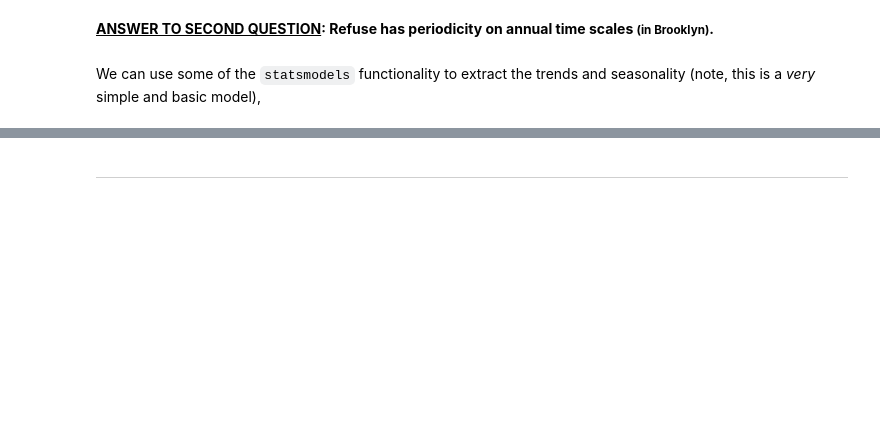
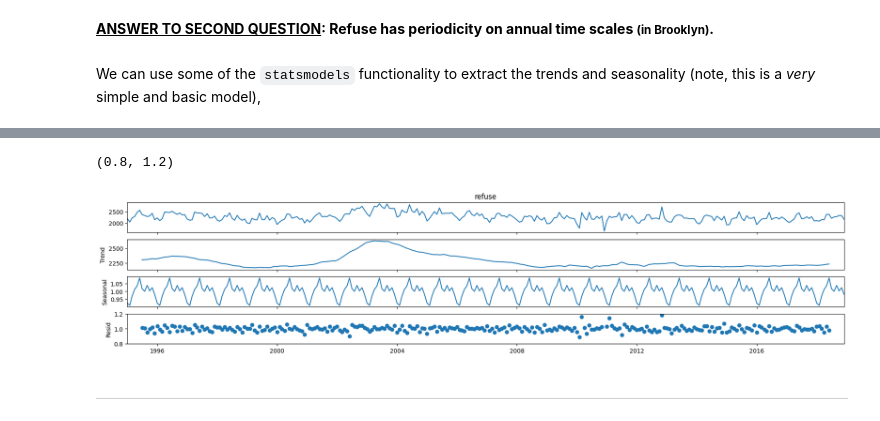
Before and after one commit to ReidelVichot/DSTEP23, a Jupyter notebook: week_6/dstep23_dsny_trash_part3.ipynb, the cells around one changed output, grey strips where cells are left out. Saved outputs shown, nothing was run; the diff lists cells and outputs as text; code cells hidden in the pictures; blank space fills up the shorter version.

```diff
--- a/week_6/dstep23_dsny_trash_part3.ipynb
+++ b/week_6/dstep23_dsny_trash_part3.ipynb
@@ -132,2 +174,10 @@ fig.set_size_inches(7, 4)
+# %%
+# -- plot the decomposition
+fig = res_mul.plot()
+fig.set_size_inches(20, 4)
+fig.axes[3].set_ylim(0.8, 1.2)
+# %% [output]
+(0.8, 1.2)
+[figure, added]
 # %% [markdown]
 ---
```
Also changed, not shown: parts of 25 cells of this notebook.
